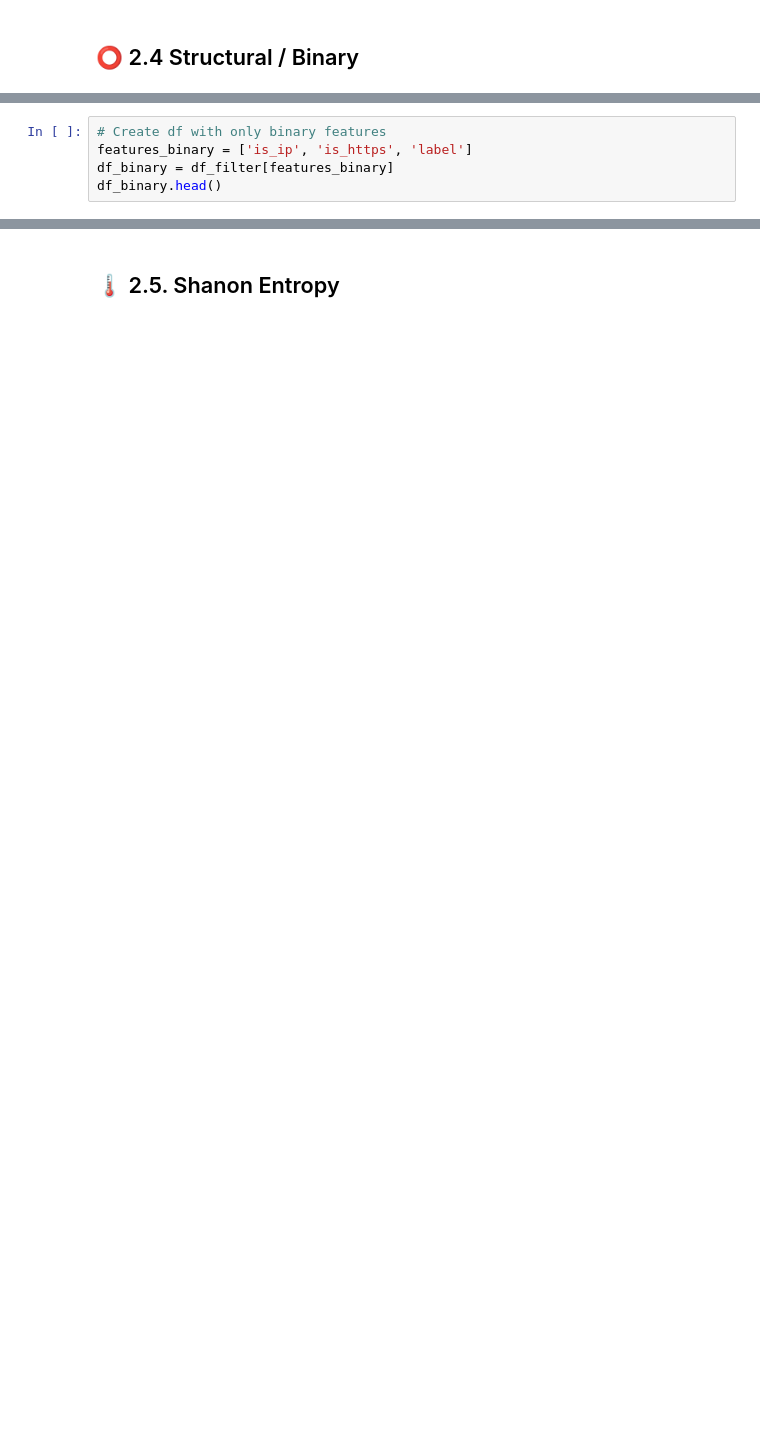
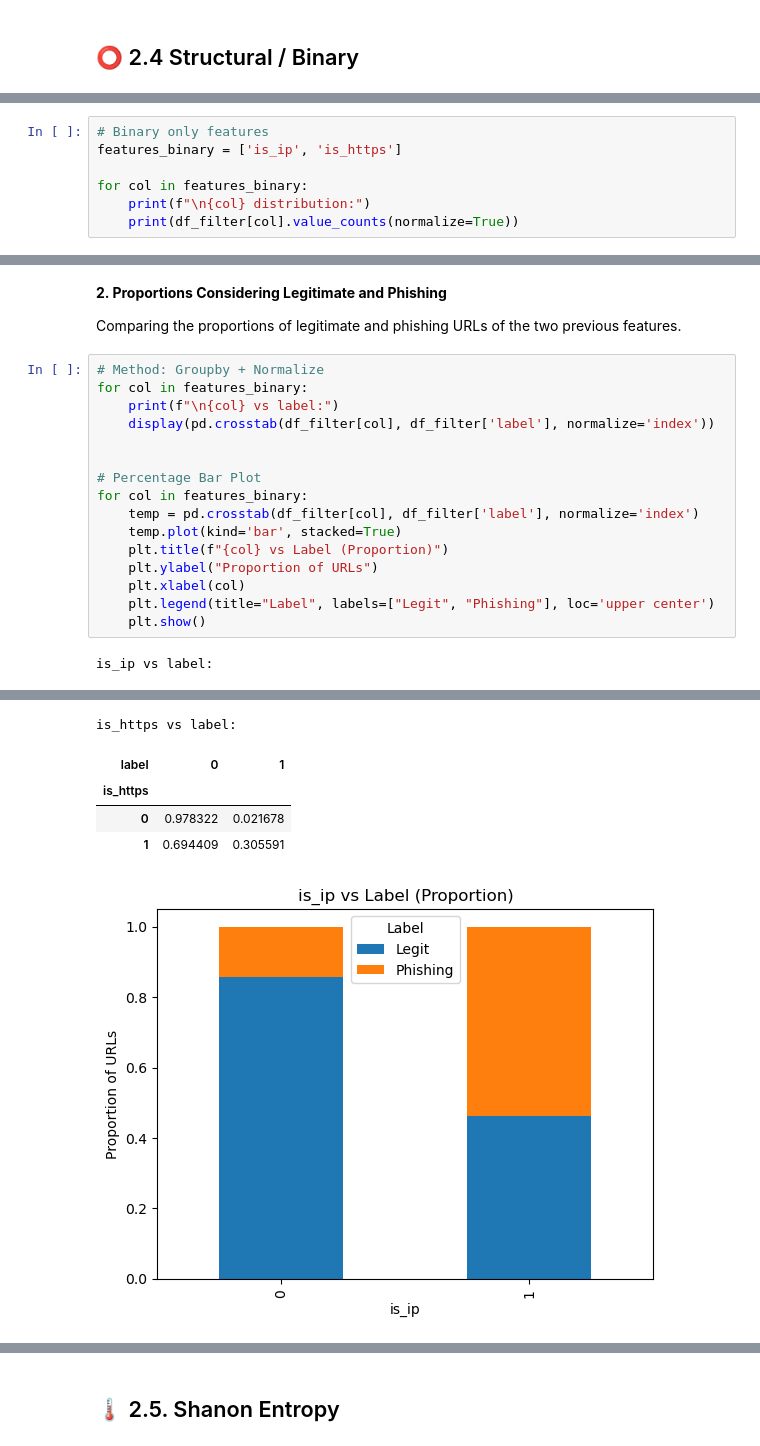
Before and after one commit to QMathsdude/phishing-url-detector, a Jupyter notebook: notebooks/01_EDA.ipynb, the cells around one changed output, grey strips where cells are left out. Saved outputs shown, nothing was run; the diff lists cells and outputs as text; blank space fills up the shorter version.

```diff
--- a/notebooks/01_EDA.ipynb
+++ b/notebooks/01_EDA.ipynb
@@ -361,6 +517,8 @@ df_ratio.head()
 # %%
-# Create df with only binary features
-features_binary = ['is_ip', 'is_https', 'label']
-df_binary = df_filter[features_binary]
-df_binary.head()
+# Binary only features
+features_binary = ['is_ip', 'is_https']
+
+for col in features_binary:
+    print(f"\n{col} distribution:")
+    print(df_filter[col].value_counts(normalize=True))
 # %% [output]
@@ -372,0 +536,22 @@ df_binary.head()
+# %% [markdown]
+**2. Proportions Considering Legitimate and Phishing**
+
+Comparing the proportions of legitimate and phishing URLs of the two previous features.
+# %%
+# Method: Groupby + Normalize
+for col in features_binary:
+    print(f"\n{col} vs label:")
+    display(pd.crosstab(df_filter[col], df_filter['label'], normalize='index'))
+
+
+# Percentage Bar Plot
+for col in features_binary:
+    temp = pd.crosstab(df_filter[col], df_filter['label'], normalize='index')
+    temp.plot(kind='bar', stacked=True)
+    plt.title(f"{col} vs Label (Proportion)")
+    plt.ylabel("Proportion of URLs")
+    plt.xlabel(col)
+    plt.legend(title="Label", labels=["Legit", "Phishing"], loc='upper center')
+    plt.show()
+# %% [output]
+is_ip vs label:
@@ -372,0 +562,6 @@ df_binary.head()
+is_https vs label:
+| label | 0 | 1 |
+| is_https |  |  |
+| 0 | 0.978322 | 0.021678 |
+| 1 | 0.694409 | 0.305591 |
+[figure, added]
```
Also changed, not shown: parts of 20 cells of this notebook.
